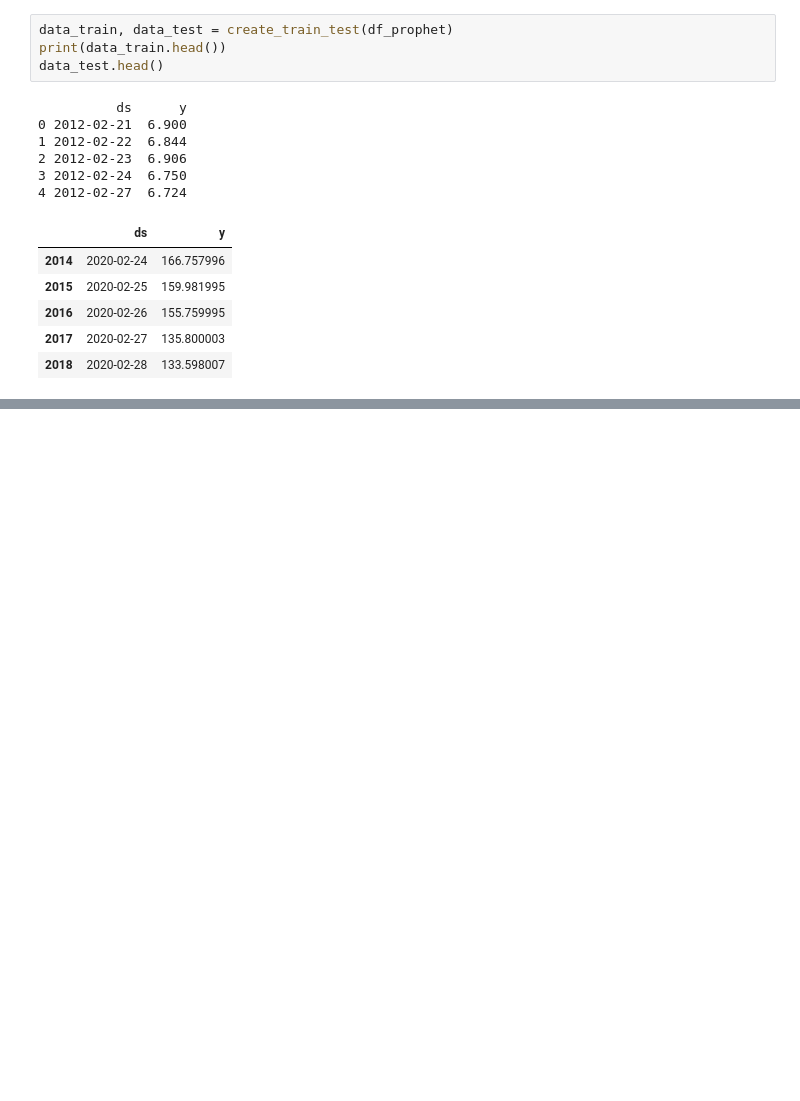
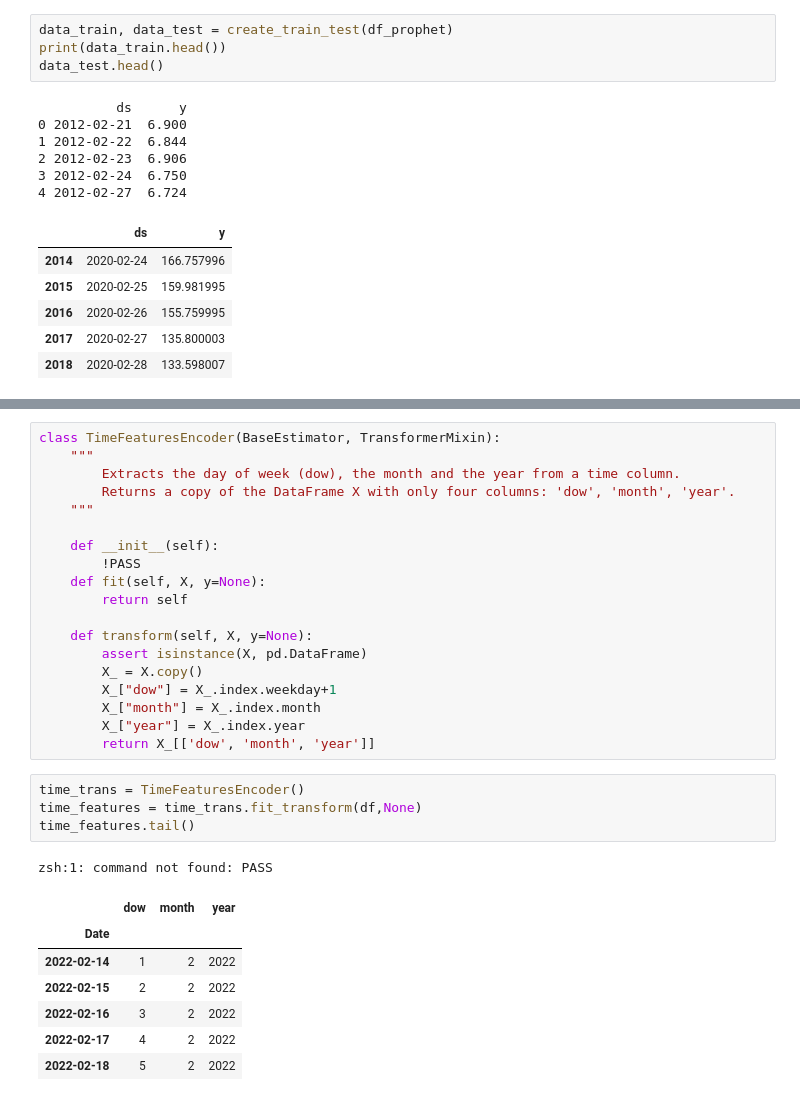
Before and after one commit to brahim-el-merbouh/springstone, a Jupyter notebook: notebooks/brahim_trainer.ipynb, the cells around one changed output, grey strips where cells are left out. Saved outputs shown, nothing was run; the diff lists cells and outputs as text; blank space fills up the shorter version.

```diff
--- a/notebooks/brahim_trainer.ipynb
+++ b/notebooks/brahim_trainer.ipynb
@@ -51,0 +144,32 @@ data_test.head()
+# %%
+class TimeFeaturesEncoder(BaseEstimator, TransformerMixin):
+    """
+        Extracts the day of week (dow), the month and the year from a time column.
+        Returns a copy of the DataFrame X with only four columns: 'dow', 'month', 'year'.
+    """
+
+    def __init__(self):
+        !PASS
+    def fit(self, X, y=None):
+        return self
+
+    def transform(self, X, y=None):
+        assert isinstance(X, pd.DataFrame)
+        X_ = X.copy()
+        X_["dow"] = X_.index.weekday+1
+        X_["month"] = X_.index.month
+        X_["year"] = X_.index.year
+        return X_[['dow', 'month', 'year']]
+# %%
+time_trans = TimeFeaturesEncoder()
+time_features = time_trans.fit_transform(df,None)
+time_features.tail()
+# %% [output]
+zsh:1: command not found: PASS
+|  | dow | month | year |
+| Date |  |  |  |
+| 2022-02-14 | 1 | 2 | 2022 |
+| 2022-02-15 | 2 | 2 | 2022 |
+| 2022-02-16 | 3 | 2 | 2022 |
+| 2022-02-17 | 4 | 2 | 2022 |
+| 2022-02-18 | 5 | 2 | 2022 |
```
Also changed, not shown: parts of 14 cells of this notebook, 3 other files.
